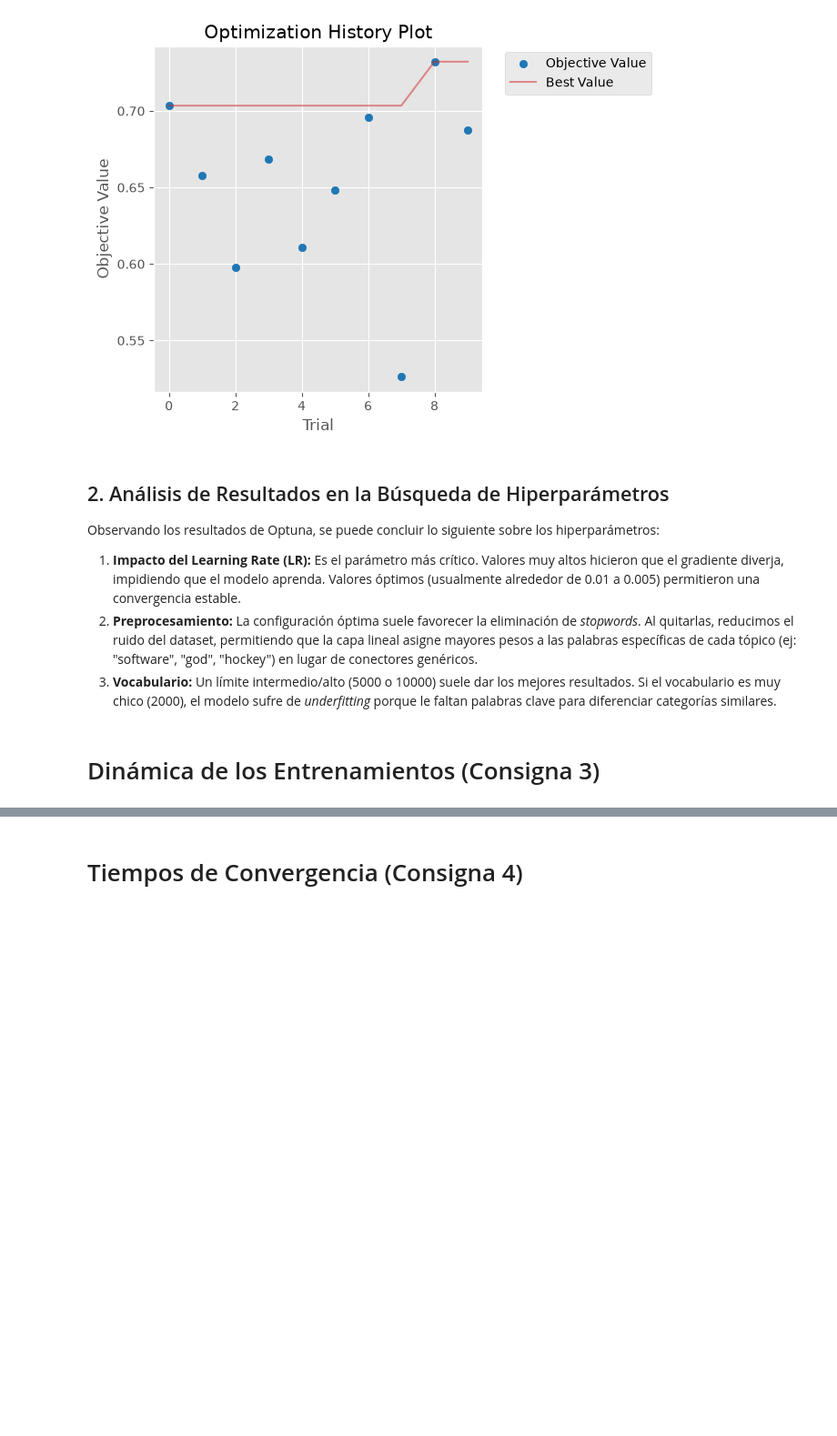
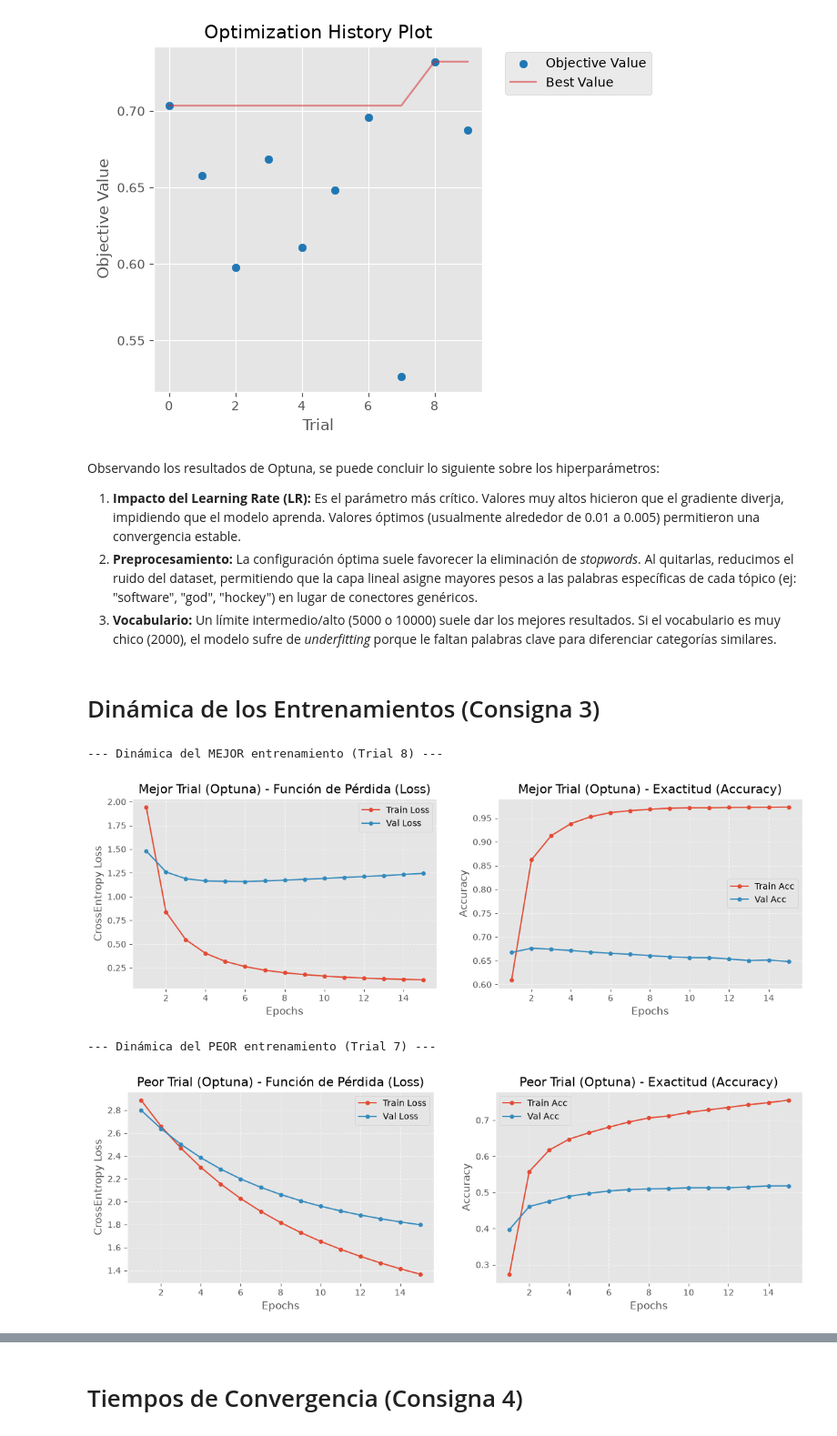
Before and after one commit to msanchezmasia-ops/RedesNeuronales2026, a Jupyter notebook: tp_redes.ipynb, the cells around one changed output, grey strips where cells are left out. Shown at 91% size. Saved outputs shown, nothing was run; the diff lists cells and outputs as text; code cells hidden in the pictures; blank space fills up the shorter version.

```diff
--- a/tp_redes.ipynb
+++ b/tp_redes.ipynb
@@ -280,7 +280,7 @@ display(vis.plot_optimization_history(study))
 [figure]
 [figure]
 # %% [markdown]
-## 2. Análisis de Resultados en la Búsqueda de Hiperparámetros
+
 
 Observando los resultados de Optuna, se puede concluir lo siguiente sobre los hiperparámetros:
 1. **Impacto del Learning Rate (LR):** Es el parámetro más crítico. Valores muy altos hicieron que el gradiente diverja, impidiendo que el modelo aprenda. Valores óptimos (usualmente alrededor de 0.01 a 0.005) permitieron una convergencia estable.
@@ -288,4 +288,66 @@ Observando los resultados de Optuna, se puede concluir lo siguiente sobre los hi
 3. **Vocabulario:** Un límite intermedio/alto (5000 o 10000) suele dar los mejores resultados. Si el vocabulario es muy chico (2000), el modelo sufre de *underfitting* porque le faltan palabras clave para diferenciar categorías similares.
 # %% [markdown]
 # Dinámica de los Entrenamientos (Consigna 3)
+# %%
+import matplotlib.pyplot as plt
+
+# Función para aislar un trial, entrenarlo y graficar su historia
+def plot_training_dynamics(trial, title, epochs=15):
+    p = trial.params
+    remove_sw = p["remove_stopwords"]
+    norm = p["normalization"]
+    ngram = (1, 1) if p["ngram_range"] == "1gram" else (1, 2)
+
+    # 1. Recuperar preprocesamiento desde la caché
+    train_texts_t, test_texts_t = preprocessed_cache[(remove_sw, norm)]
+    X_tr, X_val, _ = vectorize_data(train_texts_t, test_texts_t, ngram, p["max_features"], p["min_df"])
+
+    # 2. Datasets y Dataloaders
+    train_loader = DataLoader(to_tensor_dataset(X_tr, newsgroups_train.target), batch_size=p["batch_size"], shuffle=True)
+    val_loader = DataLoader(to_tensor_dataset(X_val, newsgroups_test.target), batch_size=p["batch_size"], shuffle=False)
+
+    # 3. Inicializar Modelo y Optimizador
+    model_t = SoftmaxRegression(input_dim=X_tr.shape[1], num_classes=NUM_CLASSES)
+    optimizer_t = optim.Adam(model_t.parameters(), lr=p["lr"])
+
+    # 4. Entrenar y obtener el historial
+    history = train_softmax_model(model_t, train_loader, val_loader, optimizer_t, epochs=epochs, run_name=f"dyn_{trial.number}")
+
+    # 5. Graficar
+    epochs_range = range(1, epochs + 1)
+    fig, (ax1, ax2) = plt.subplots(1, 2, figsize=(14, 4))
+
+    # Gráfico de Loss
+    ax1.plot(epochs_range, history["train_loss"], label="Train Loss", marker='o', markersize=4)
+    ax1.plot(epochs_range, history["val_loss"], label="Val Loss", marker='o', markersize=4)
+    ax1.set_title(f"{title} - Función de Pérdida (Loss)")
+    ax1.set_xlabel("Epochs")
+    ax1.set_ylabel("CrossEntropy Loss")
+    ax1.legend()
+    ax1.grid(True, linestyle='--', alpha=0.6)
+
+    # Gráfico de Accuracy
+    ax2.plot(epochs_range, history["train_acc"], label="Train Acc", marker='o', markersize=4)
+    ax2.plot(epochs_range, history["val_acc"], label="Val Acc", marker='o', markersize=4)
+    ax2.set_title(f"{title} - Exactitud (Accuracy)")
+    ax2.set_xlabel("Epochs")
+    ax2.set_ylabel("Accuracy")
+    ax2.legend()
+    ax2.grid(True, linestyle='--', alpha=0.6)
+
+    plt.show()
+
+# Obtener el peor trial validado
+worst_trial = min([t for t in study.trials if t.value is not None], key=lambda t: t.value)
+
+print(f"--- Dinámica del MEJOR entrenamiento (Trial {study.best_trial.number}) ---")
+plot_training_dynamics(study.best_trial, "Mejor Trial (Optuna)")
+
+print(f"\n--- Dinámica del PEOR entrenamiento (Trial {worst_trial.number}) ---")
+plot_training_dynamics(worst_trial, "Peor Trial (Optuna)")
+# %% [output]
+--- Dinámica del MEJOR entrenamiento (Trial 8) ---
+[figure, added]
+--- Dinámica del PEOR entrenamiento (Trial 7) ---
+[figure, added]
 # %% [markdown]
```
Also changed, not shown: parts of 2 cells of this notebook.
